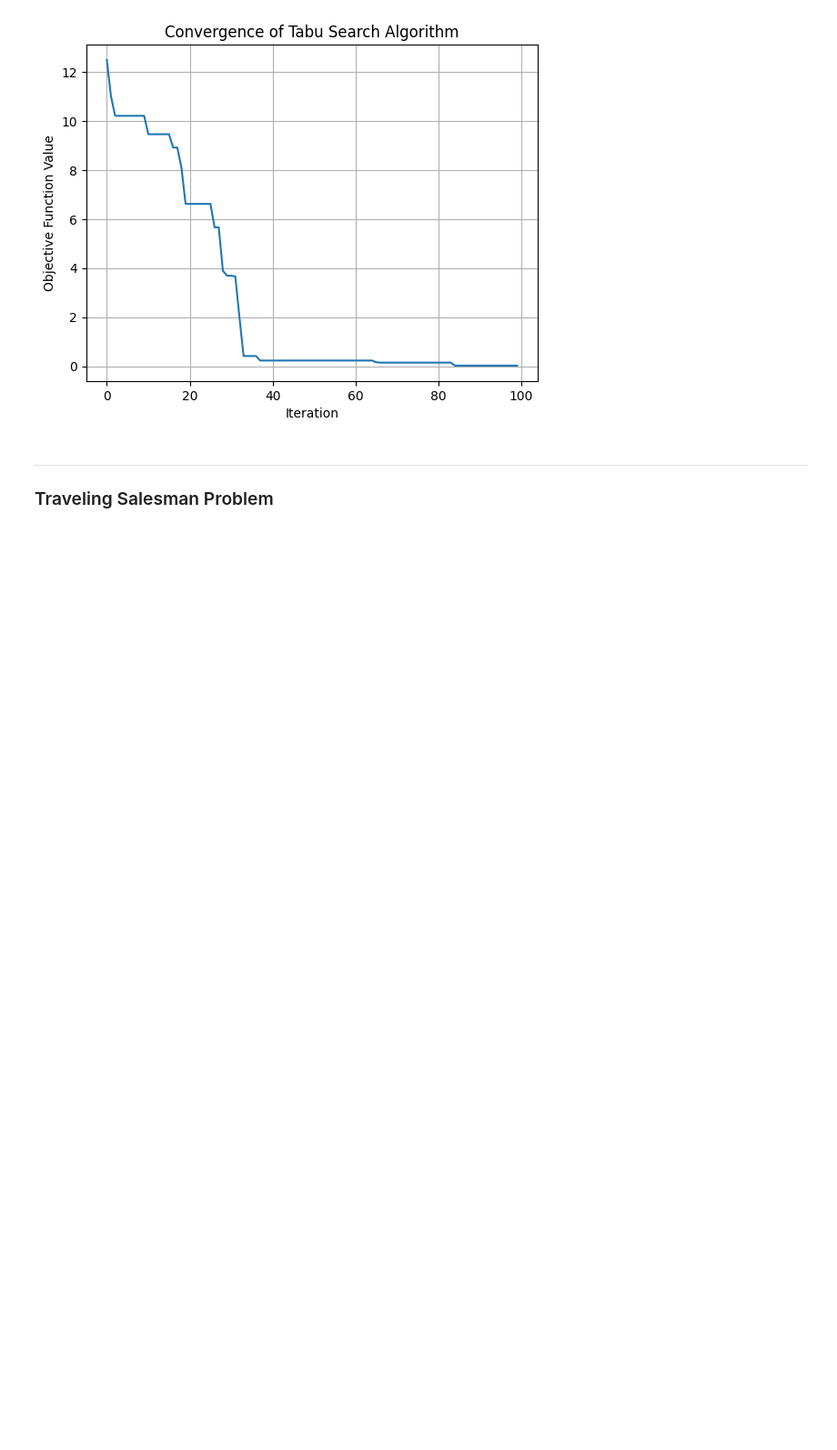
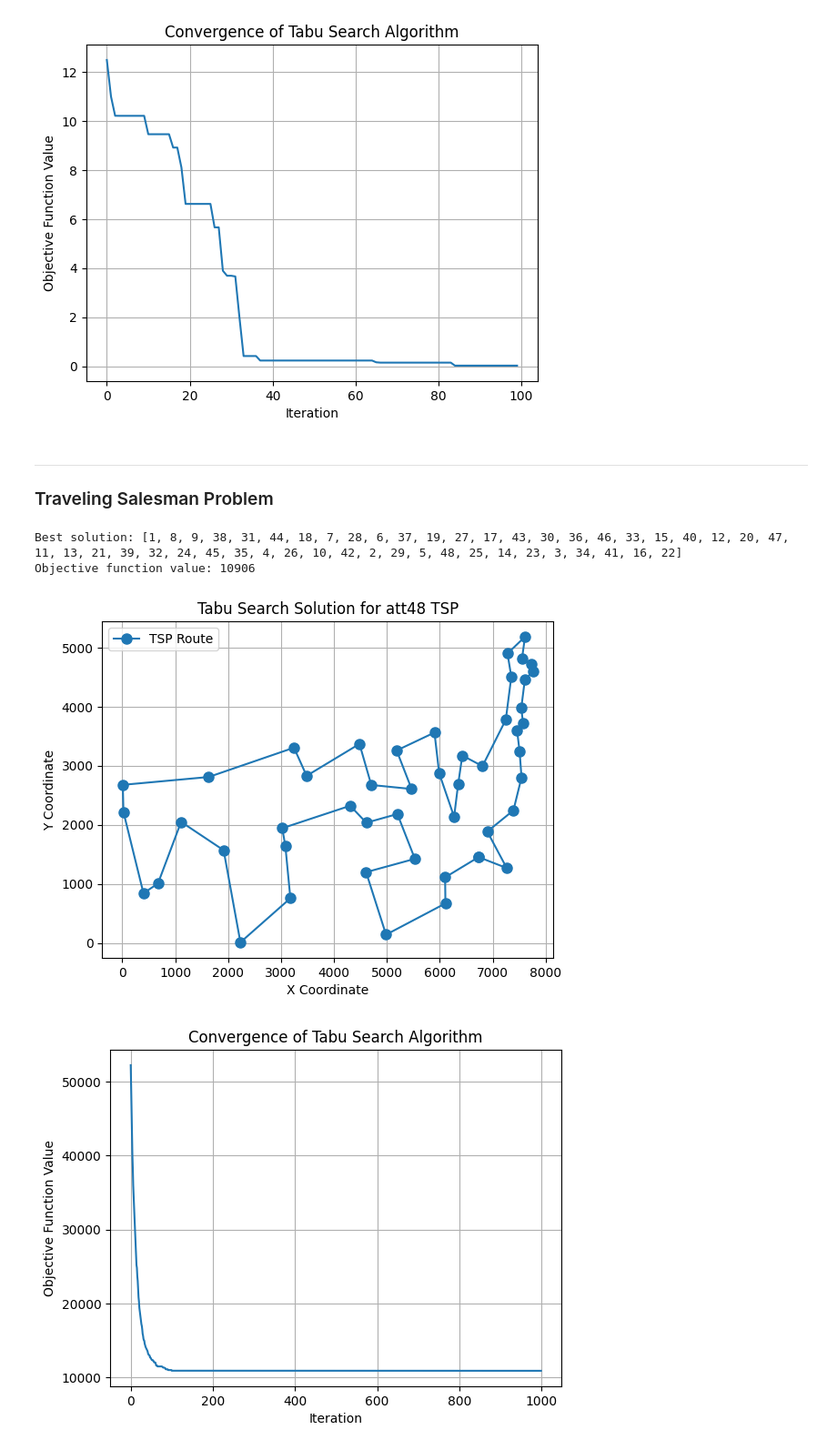
Before and after one commit to anmpahwa/CE5972, a Jupyter notebook: book/content/lecture_30.ipynb, the cells around one changed output. Shown at 91% size. Saved outputs shown, nothing was run; the diff lists cells and outputs as text; code cells hidden in the pictures; blank space fills up the shorter version.

```diff
--- a/book/content/lecture_30.ipynb
+++ b/book/content/lecture_30.ipynb
@@ -167,4 +167,74 @@ Objective function value: 0.023690703349150244
 ---
 
 ### Traveling Salesman Problem
+# %%
+import pandas as pd
+import random
+import matplotlib.pyplot as plt
+
+# Load ATT48 dataset from CSV files
+nodes = "https://raw.githubusercontent.com/anmpahwa/CE5972/refs/heads/embargo/resources/att48_nodes.csv"
+arcs  = "https://raw.githubusercontent.com/anmpahwa/CE5972/refs/heads/embargo/resources/att48_arcs.csv"
+
+# Read CSV files
+nodes = pd.read_csv(nodes)
+arcs = pd.read_csv(arcs, index_col=0)
+
+# Ensure correct type and indexing
+arcs.index   = arcs.index.astype(int)
+arcs.columns = arcs.columns.astype(int)
+
+# Compute total route cost
+def f(s):
+    c = L[(s[-1], s[0])]
+
+    for i in range(len(s)-1):
+      c += L[(s[i], s[i+1])]
+
+    return c
+
+# Generate 2-opt neighborhood
+def N(s):
+    """Performs a 2-opt swap by reversing the path segment between indices i and j."""
+    i, j = sorted(random.sample(range(len(C)), 2))
+    s    = s[:i] + s[i:j+1][::-1] + s[j+1:]
+    return s
+
+s_o = random.sample(C, len(C))
+S   = ts(s_o, N, 100, 75, 0.1, 1000, 1e-5)
+s_b = S[-1]
+F   = [f(s) for s in S]
+
+s = s_b
+coords = {c: problem.node_coords[c] for c in s}
+x = [coords[c][0] for c in s] + [coords[s[0]][0]]
+y = [coords[c][1] for c in s] + [coords[s[0]][1]]
+
+# Report outcome
+print("Best solution:", s_b)
+print("Objective function value:", f(s_b))
+
+# TSP
+plt.figure()
+plt.plot(x, y, 'o-', markersize=8, label="TSP Route")
+plt.title("Tabu Search Solution for att48 TSP")
+plt.xlabel("X Coordinate")
+plt.ylabel("Y Coordinate")
+plt.legend()
+plt.grid()
+plt.show()
+
+# Convergence plot
+fig = plt.figure()
+plt.plot(F)
+plt.xlabel("Iteration")
+plt.ylabel("Objective Function Value")
+plt.title("Convergence of Tabu Search Algorithm")
+plt.grid()
+plt.show()
+# %% [output]
+Best solution: [1, 8, 9, 38, 31, 44, 18, 7, 28, 6, 37, 19, 27, 17, 43, 30, 36, 46, 33, 15, 40, 12, 20, 47, 11, 13, 21, 39, 32, 24, 45, 35, 4, 26, 10, 42, 2, 29, 5, 48, 25, 14, 23, 3, 34, 41, 16, 22]
+Objective function value: 10906
+[figure, added]
+[figure, added]
 # %%
```
Also changed, not shown: parts of 1 cell of this notebook.
